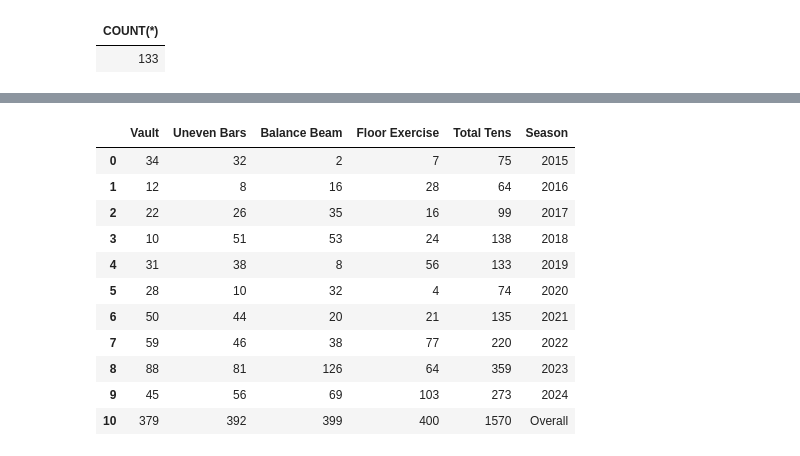
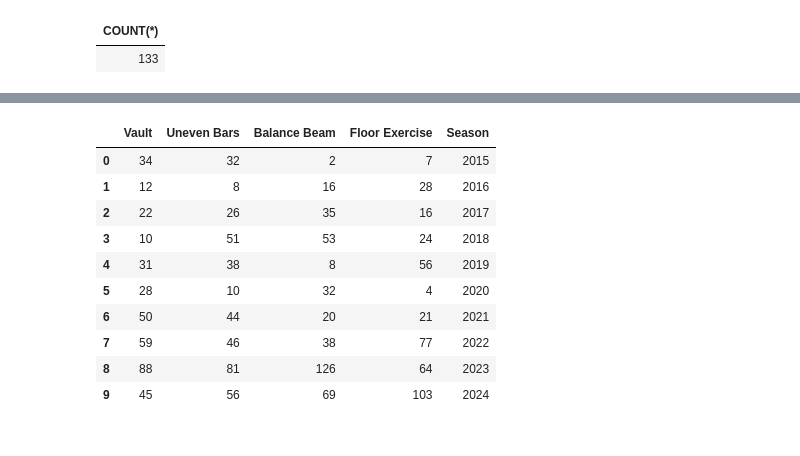
Before and after one commit to LSE-ME204/me204-2024-project-jesatuts2, a Jupyter notebook: Notebooks/NB03-EDA-and-Dataviz.ipynb, the cells around one changed output, grey strips where cells are left out. Saved outputs shown, nothing was run; the diff lists cells and outputs as text; code cells hidden in the pictures.

```diff
--- a/Notebooks/NB03-EDA-and-Dataviz.ipynb
+++ b/Notebooks/NB03-EDA-and-Dataviz.ipynb
@@ -112,47 +118,32 @@ Truncated to displaylimit of 10.
 # %%
 # Export the above query to a new df
 tenniest_apparatus_query = """
 SELECT
     SUM(r.vt_score = 10.0) AS 'Vault',
     SUM(r.ub_score = 10.0) AS 'Uneven Bars',
     SUM(r.bb_score = 10.0) AS 'Balance Beam',
     SUM(r.fx_score = 10.0) AS 'Floor Exercise',
-    SUM(r.vt_score = 10.0) + SUM(r.ub_score = 10.0) + SUM(r.bb_score = 10.0) + SUM(r.fx_score = 10.0) AS 'Total Tens',
     m.year AS 'Season'
 FROM gymnast_results AS r
 LEFT JOIN meets AS m
 ON m.meet_id = r.meet_id
-GROUP BY m.year
-
-UNION ALL
-
-SELECT
-    SUM(r.vt_score = 10.0) AS 'Vault',
-    SUM(r.ub_score = 10.0) AS 'Uneven Bars',
-    SUM(r.bb_score = 10.0) AS 'Balance Beam',
-    SUM(r.fx_score = 10.0) AS 'Floor Exercise',
-    SUM(r.vt_score = 10.0) + SUM(r.ub_score = 10.0) + SUM(r.bb_score = 10.0) + SUM(r.fx_score = 10.0) AS 'Total Tens',
-    'Overall' AS 'Season'
-FROM gymnast_results AS r
-LEFT JOIN meets AS m
-ON m.meet_id = r.meet_id;
+GROUP BY m.year;
 """
 
 # Execute the query and store the result in a DataFrame
 tenniest_apparatus_df = pd.read_sql_query(tenniest_apparatus_query, engine)
 
 # Preview the df
 tenniest_apparatus_df
 # %% [output]
-|  | Vault | Uneven Bars | Balance Beam | Floor Exercise | Total Tens | Season |
-| 0 | 34 | 32 | 2 | 7 | 75 | 2015 |
-| 1 | 12 | 8 | 16 | 28 | 64 | 2016 |
-| 2 | 22 | 26 | 35 | 16 | 99 | 2017 |
-| 3 | 10 | 51 | 53 | 24 | 138 | 2018 |
-| 4 | 31 | 38 | 8 | 56 | 133 | 2019 |
-| 5 | 28 | 10 | 32 | 4 | 74 | 2020 |
-| 6 | 50 | 44 | 20 | 21 | 135 | 2021 |
-| 7 | 59 | 46 | 38 | 77 | 220 | 2022 |
-| 8 | 88 | 81 | 126 | 64 | 359 | 2023 |
-| 9 | 45 | 56 | 69 | 103 | 273 | 2024 |
-| 10 | 379 | 392 | 399 | 400 | 1570 | Overall |
+|  | Vault | Uneven Bars | Balance Beam | Floor Exercise | Season |
+| 0 | 34 | 32 | 2 | 7 | 2015 |
+| 1 | 12 | 8 | 16 | 28 | 2016 |
+| 2 | 22 | 26 | 35 | 16 | 2017 |
+| 3 | 10 | 51 | 53 | 24 | 2018 |
+| 4 | 31 | 38 | 8 | 56 | 2019 |
+| 5 | 28 | 10 | 32 | 4 | 2020 |
+| 6 | 50 | 44 | 20 | 21 | 2021 |
+| 7 | 59 | 46 | 38 | 77 | 2022 |
+| 8 | 88 | 81 | 126 | 64 | 2023 |
+| 9 | 45 | 56 | 69 | 103 | 2024 |
```
Also changed, not shown: parts of 6 cells of this notebook, 1 other file.
